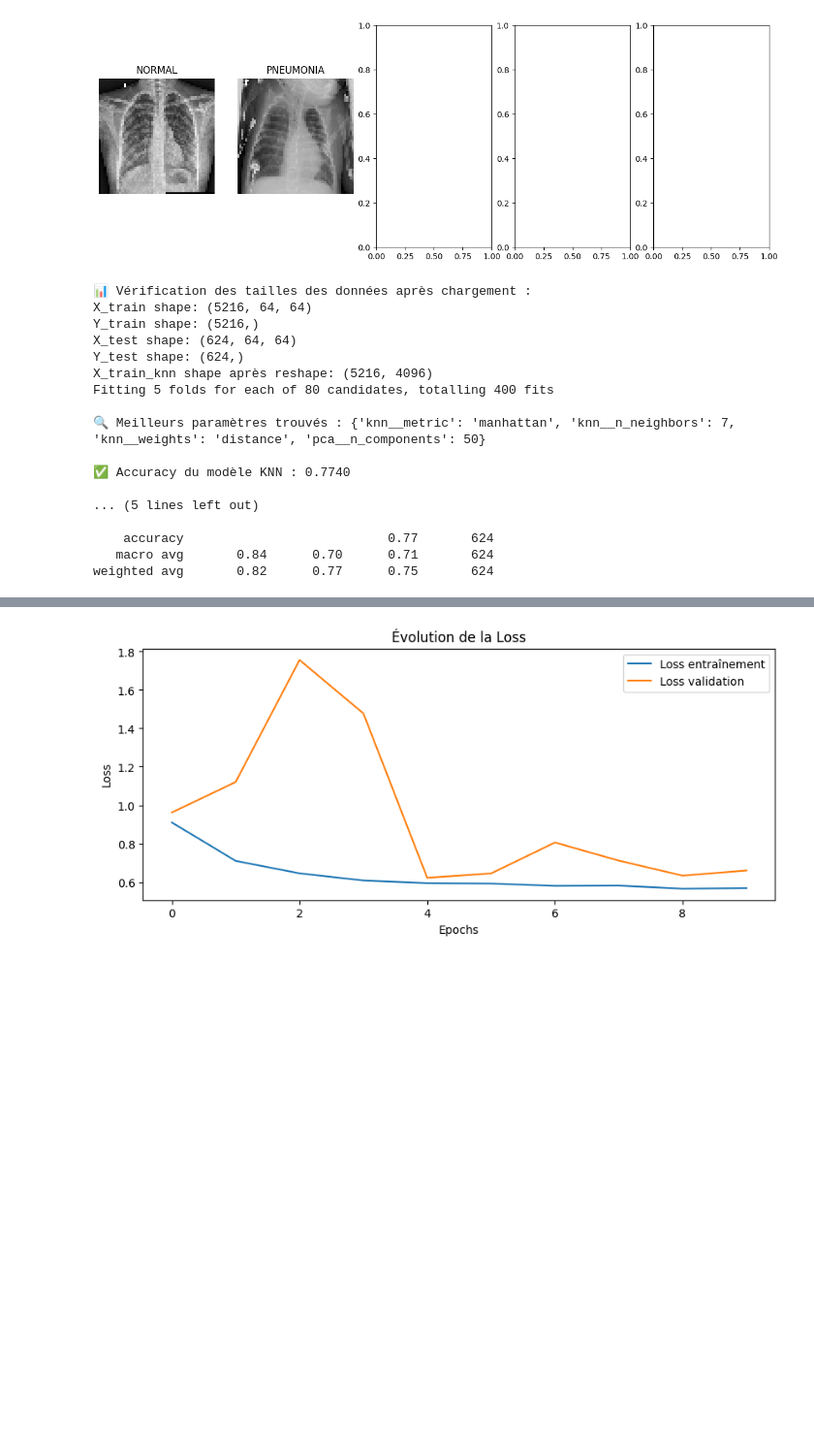
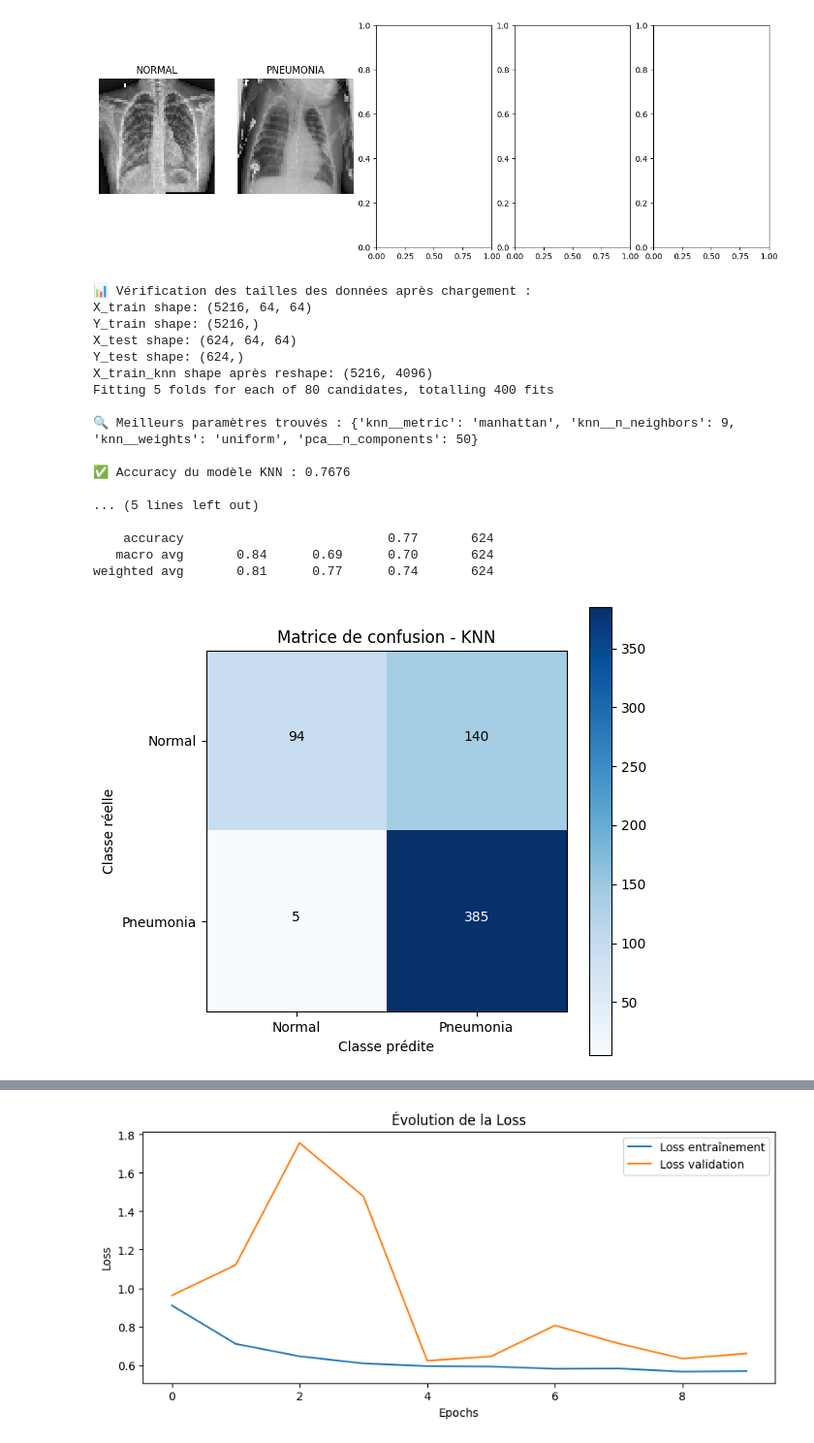
Before and after one commit to antoine-gourgue/medical-ai-detection, a Jupyter notebook: notebooks/Untitled.ipynb, the cells around one changed output, grey strips where cells are left out. Shown at 97% size. Saved outputs shown, nothing was run; the diff lists cells and outputs as text; code cells hidden in the pictures; blank space fills up the shorter version.

```diff
--- a/notebooks/Untitled.ipynb
+++ b/notebooks/Untitled.ipynb
@@ -58,9 +58,10 @@ import numpy as np
 from sklearn.decomposition import PCA
 from sklearn.pipeline import Pipeline
 from sklearn.neighbors import KNeighborsClassifier
-from sklearn.metrics import accuracy_score, classification_report
+from sklearn.metrics import accuracy_score, classification_report, confusion_matrix, roc_curve, auc
 from sklearn.preprocessing import StandardScaler
 from sklearn.model_selection import GridSearchCV
+import matplotlib.pyplot as plt
 
 # ✅ Charger les données
 X_train = np.load("/Users/antoinegourgue/Desktop/Projects/medical-ai-detection/data/X_train.npy")
@@ -105,34 +106,75 @@ param_grid = {
     'knn__n_neighbors': [3, 5, 7, 9],
     'knn__metric': ['euclidean', 'manhattan'],
     'knn__weights': ['uniform', 'distance']
 }
 
 grid_search = GridSearchCV(pipeline, param_grid, cv=5, scoring='balanced_accuracy', verbose=1)
 grid_search.fit(X_train_knn, Y_train)
 print("\n🔍 Meilleurs paramètres trouvés :", grid_search.best_params_)
 
 # ✅ Entraîner le modèle KNN optimisé avec la réduction de dimension
 best_pipeline = grid_search.best_estimator_
 Y_pred_knn = best_pipeline.predict(X_test_knn)
 accuracy = accuracy_score(Y_test, Y_pred_knn)
 
 print(f"\n✅ Accuracy du modèle KNN : {accuracy:.4f}")
 print("\n📊 Rapport de classification :\n", classification_report(Y_test, Y_pred_knn))
+
+# ✅ 📊 Affichage de la matrice de confusion avec annotations pour le KNN
+cm = confusion_matrix(Y_test, Y_pred_knn)
+plt.figure(figsize=(6, 6))
+plt.imshow(cm, interpolation='nearest', cmap=plt.cm.Blues)
+plt.title("Matrice de confusion - KNN")
+plt.colorbar()
+tick_marks = range(2)
+plt.xticks(tick_marks, ['Normal', 'Pneumonia'])
+plt.yticks(tick_marks, ['Normal', 'Pneumonia'])
+
+# Ajouter les annotations (chiffres dans chaque case)
+thresh = cm.max() / 2.0
+for i in range(cm.shape[0]):
+    for j in range(cm.shape[1]):
+        plt.text(j, i, format(cm[i, j], 'd'),
+                 horizontalalignment="center",
+                 color="white" if cm[i, j] > thresh else "black")
+
+plt.xlabel("Classe prédite")
+plt.ylabel("Classe réelle")
+plt.show()
+
+
+# ✅ 📈 Calcul et affichage de la courbe ROC
+# Obtenir les probabilités prédites pour la classe 1
+Y_pred_proba = best_pipeline.predict_proba(X_test_knn)[:, 1]
+fpr, tpr, thresholds = roc_curve(Y_test, Y_pred_proba)
+roc_auc = auc(fpr, tpr)
+
+plt.figure(figsize=(8, 6))
+plt.plot(fpr, tpr, color="blue", lw=2, label=f"Courbe ROC (AUC = {roc_auc:.2f})")
+plt.plot([0, 1], [0, 1], color="gray", linestyle="--", label="Random")
+plt.xlabel("Taux de faux positifs")
+plt.ylabel("Taux de vrais positifs")
+plt.title("Courbe ROC - KNN")
+plt.legend(loc="lower right")
+plt.xlim([0.0, 1.0])
+plt.ylim([0.0, 1.05])
+plt.show()
 # %% [output]
 📊 Vérification des tailles des données après chargement :
 X_train shape: (5216, 64, 64)
 Y_train shape: (5216,)
 X_test shape: (624, 64, 64)
 Y_test shape: (624,)
 X_train_knn shape après reshape: (5216, 4096)
 Fitting 5 folds for each of 80 candidates, totalling 400 fits
 
-🔍 Meilleurs paramètres trouvés : {'knn__metric': 'manhattan', 'knn__n_neighbors': 7, 'knn__weights': 'distance', 'pca__n_components': 50}
+🔍 Meilleurs paramètres trouvés : {'knn__metric': 'manhattan', 'knn__n_neighbors': 9, 'knn__weights': 'uniform', 'pca__n_components': 50}
 
-✅ Accuracy du modèle KNN : 0.7740
+✅ Accuracy du modèle KNN : 0.7676
 
 ... (5 lines left out)
 
     accuracy                           0.77       624
-   macro avg       0.84      0.70      0.71       624
-weighted avg       0.82      0.77      0.75       624
+   macro avg       0.84      0.69      0.70       624
+weighted avg       0.81      0.77      0.74       624
+[figure, added]
```
Also changed, not shown: parts of 4 cells of this notebook, 11 other files.
